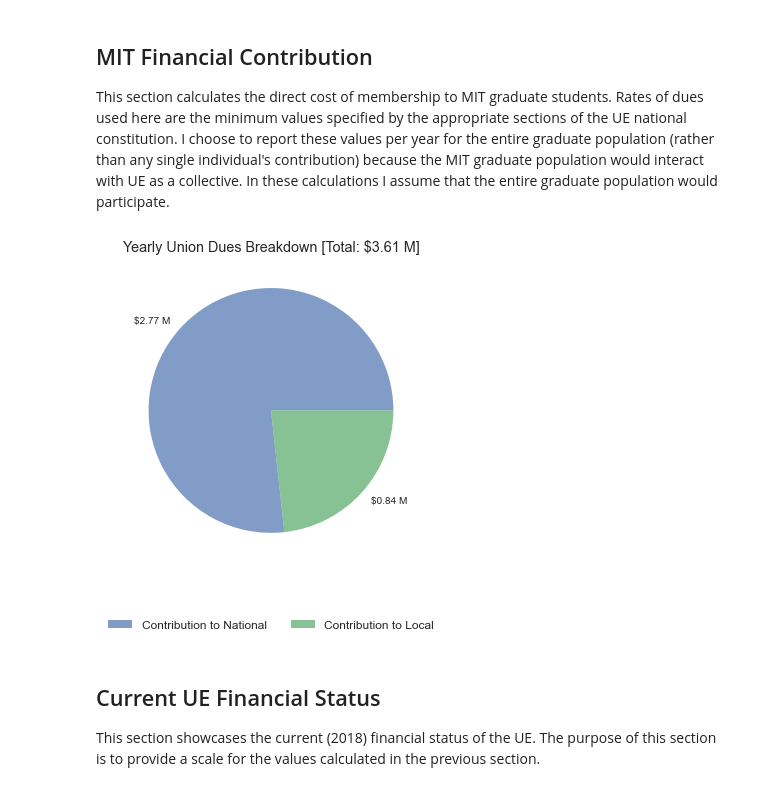
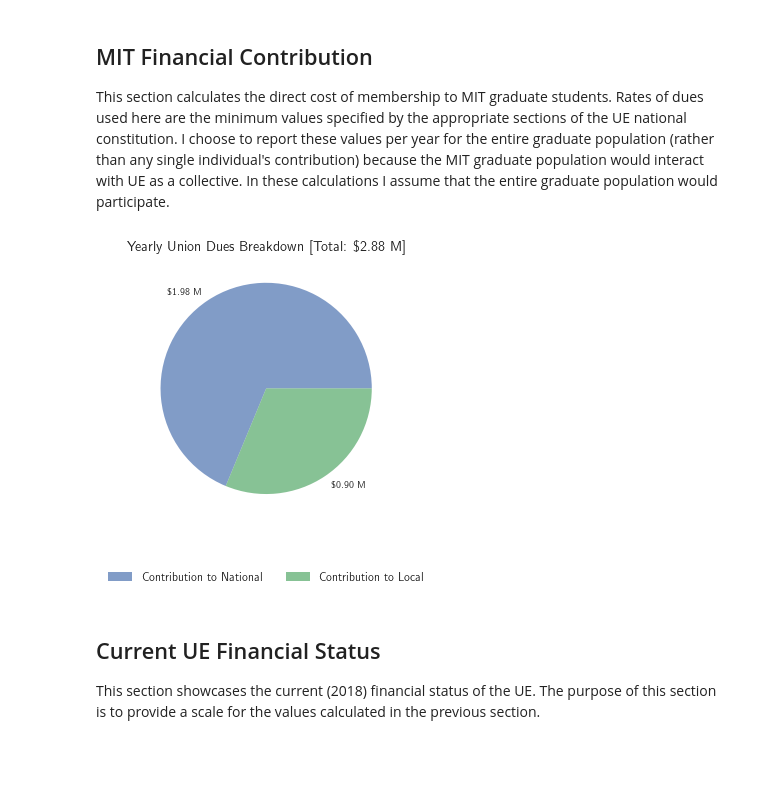
Before and after one commit to UENotForMIT/ue-analysis, a Jupyter notebook: nb/base-analysis.ipynb, the cells around one changed output. Drawn from its saved outputs; the diff is of its cells as text; code cells hidden in the pictures; blank space fills up the shorter version.

```diff
--- a/nb/base-analysis.ipynb
+++ b/nb/base-analysis.ipynb
@@ -44,11 +50,17 @@ ue_all_unions_2018_filename = "../data/lm_data_data_2018.csv"
 ue_finance_summary_filename = "../data/summary.csv"
 
 ue_min_for_vote = 100 # [UE national constitution Article 22, Section C]
-mit_grad_pop = 6990 # https://web.mit.edu/facts/enrollment.html
-mit_ave_hourly_rate = 40000 / 2000 # $/hr
+mit_grad_pop = 5000 # https://web.mit.edu/facts/enrollment.html
+mit_ave_yearly_rate = 40000
+mit_ave_hourly_rate = mit_ave_yearly_rate / 2000 # $/hr
 ue_hq_dues_rate = 1.65 # hours-of-pay per member per month [UE national constitution Article 15, Section A]
 ue_hq_dues = mit_ave_hourly_rate * ue_hq_dues_rate # $ per member per month
-ue_local_dues = 10 # $ per member per month [UE national constitution Article 18, Section C]
+ue_local_dues_min = 10 # $ per member per month [UE national constitution Article 18, Section C]
+gsu_total_dues_frac = 0.0144
+# Comment this line out to switch back to the minimum dues interpretation
+ue_local_dues = mit_ave_yearly_rate/12 * gsu_total_dues_frac - ue_hq_dues
+
+save_figs = True
 # %% [markdown]
 ### Imports
 # %%
@@ -58,26 +70,29 @@ import matplotlib as mpl
 import matplotlib.pyplot as plt
 from cycler import cycler
 plt.style.use('seaborn')
+mpl.rcParams['text.usetex'] = True
 # %% [markdown]
 ## MIT Financial Contribution
 This section calculates the direct cost of membership to MIT graduate students. Rates of dues used here are the minimum values specified by the appropriate sections of the UE national constitution. I choose to report these values per year for the entire graduate population (rather than any single individual's contribution) because the MIT graduate population would interact with UE as a collective. In these calculations I assume that the entire graduate population would participate.
 # %%
-fig, axs = plt.subplots(1, 1, **{'figsize': [6.4, 4.8]});
+fig, axs = plt.subplots(1, 1, **{'figsize': [6.4, 4.2]});
 
 yearly_hq = (ue_hq_dues * mit_grad_pop * 12 / 10**6) # dues are per person per month, scale to M$
 yearly_local = (ue_local_dues * mit_grad_pop * 12 / 10**6)
-dues_labels = ['${:.2f} M'.format(x) for x in [yearly_hq, yearly_local]]
+dues_labels = ['\${:.2f} M'.format(x) for x in [yearly_hq, yearly_local]]
 
 n = axs.pie([yearly_hq, yearly_local], labels=dues_labels);
 [n[0][x].set_alpha(0.7) for x in range(len(n))];
 
-axs.set_title("Yearly Union Dues Breakdown [Total: ${:} M]".format(np.round(yearly_hq + yearly_local, 2)), fontsize='x-large');
+axs.set_title("Yearly Union Dues Breakdown [Total: \${:} M]".format(np.round(yearly_hq + yearly_local, 2)), fontsize='x-large');
 fig.legend(["Contribution to National", "Contribution to Local"], loc='upper center',
            bbox_to_anchor=(0.5, -0.1), fancybox=False, shadow=False, ncol=len(dues_labels), fontsize='large')
 
 plt.tight_layout()
+if save_figs:
+    plt.savefig('./dues_breakdown.svg', bbox_inches='tight')
 # %% [output]
-[figure, old version]
+[figure, new version]
 # %% [markdown]
 ## Current UE Financial Status
 This section showcases the current (2018) financial status of the UE. The purpose of this section is to provide a scale for the values calculated in the previous section.
```
Also changed, not shown: parts of 18 cells of this notebook, 1 other file.
